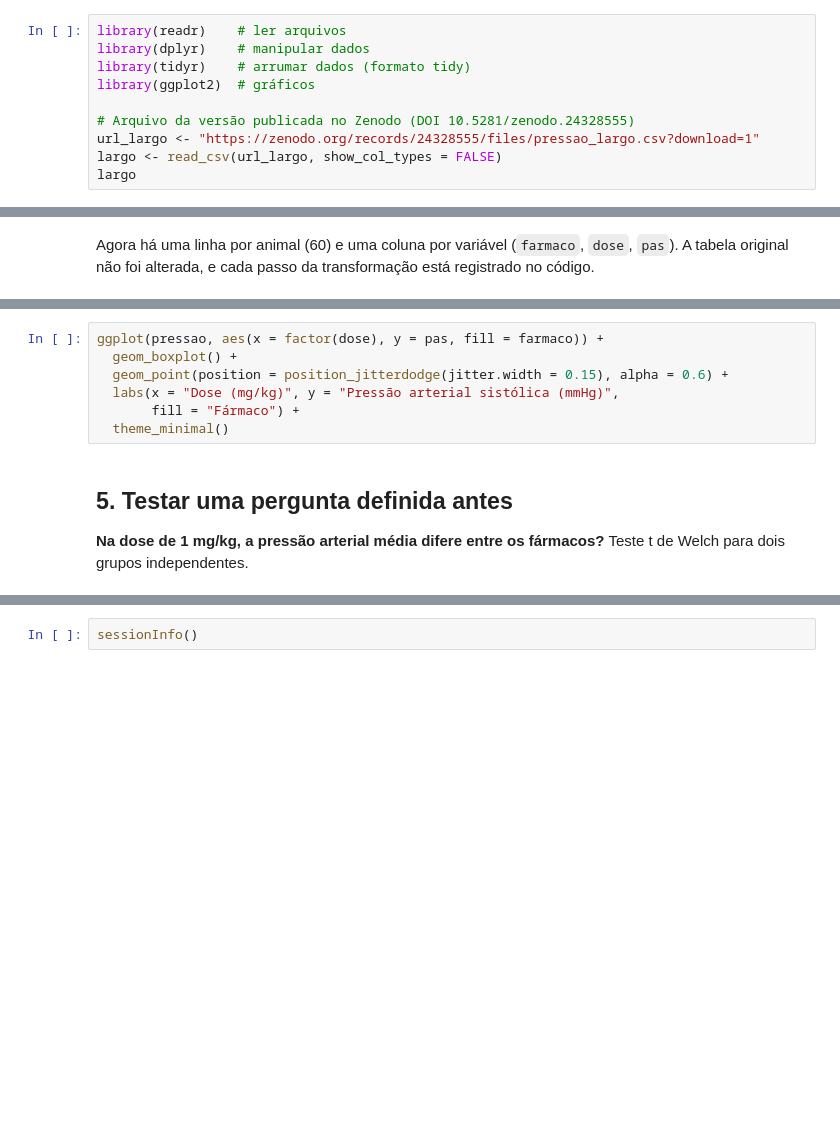
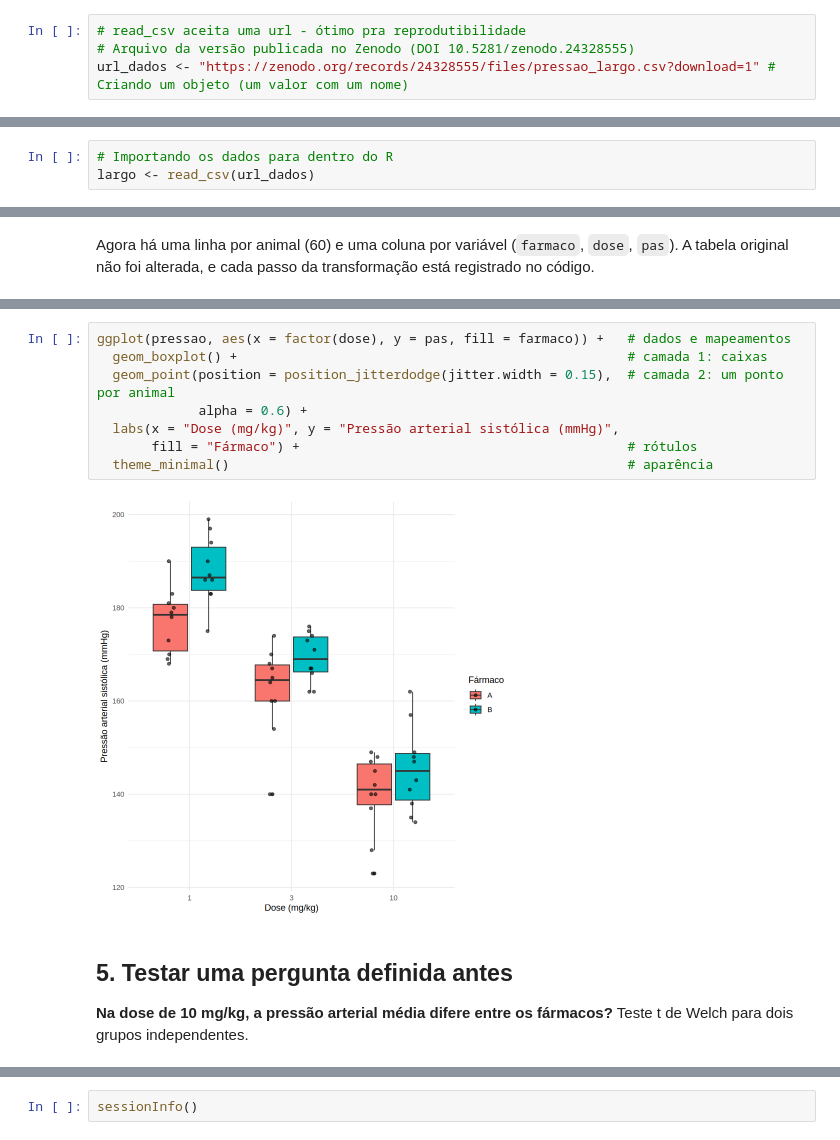
Before and after one commit to gavieira/workshop-reprodutibilidade, a Jupyter notebook: notebooks/da_planilha_ao_script_amostra.ipynb, the cells around one changed output, grey strips where cells are left out. Cells and saved outputs as stored; diff of their text form; blank space fills up the shorter version.

```diff
--- a/notebooks/da_planilha_ao_script_amostra.ipynb
+++ b/notebooks/da_planilha_ao_script_amostra.ipynb
@@ -21,10 +50,4 @@ Carregamos apenas os pacotes que a análise usa: quem ler o código sabe exatame
 # %%
-library(readr)    # ler arquivos
-library(dplyr)    # manipular dados
-library(tidyr)    # arrumar dados (formato tidy)
-library(ggplot2)  # gráficos
-
+# read_csv aceita uma url - ótimo pra reprodutibilidade
 # Arquivo da versão publicada no Zenodo (DOI 10.5281/zenodo.24328555)
-url_largo <- "https://zenodo.org/records/24328555/files/pressao_largo.csv?download=1"
-largo <- read_csv(url_largo, show_col_types = FALSE)
-largo
+url_dados <- "https://zenodo.org/records/24328555/files/pressao_largo.csv?download=1" # Criando um objeto (um valor com um nome)
@@ -32,0 +54,3 @@ largo
+# %%
+# Importando os dados para dentro do R
+largo <- read_csv(url_dados)
@@ -61,12 +155,15 @@ pressao |>
 # %%
-ggplot(pressao, aes(x = factor(dose), y = pas, fill = farmaco)) +
-  geom_boxplot() +
-  geom_point(position = position_jitterdodge(jitter.width = 0.15), alpha = 0.6) +
+ggplot(pressao, aes(x = factor(dose), y = pas, fill = farmaco)) +   # dados e mapeamentos
+  geom_boxplot() +                                                  # camada 1: caixas
+  geom_point(position = position_jitterdodge(jitter.width = 0.15),  # camada 2: um ponto por animal
+             alpha = 0.6) +
   labs(x = "Dose (mg/kg)", y = "Pressão arterial sistólica (mmHg)",
-       fill = "Fármaco") +
-  theme_minimal()
+       fill = "Fármaco") +                                          # rótulos
+  theme_minimal()                                                   # aparência
+# %% [output]
+[figure, added]
 # %% [markdown]
 ## 5. Testar uma pergunta definida antes
-**Na dose de 1 mg/kg, a pressão arterial média difere entre os fármacos?** Teste t de Welch para dois grupos independentes.
+**Na dose de 10 mg/kg, a pressão arterial média difere entre os fármacos?** Teste t de Welch para dois grupos independentes.
 # %%
 pressao |>
```
Also changed, not shown: parts of 21 cells of this notebook.
